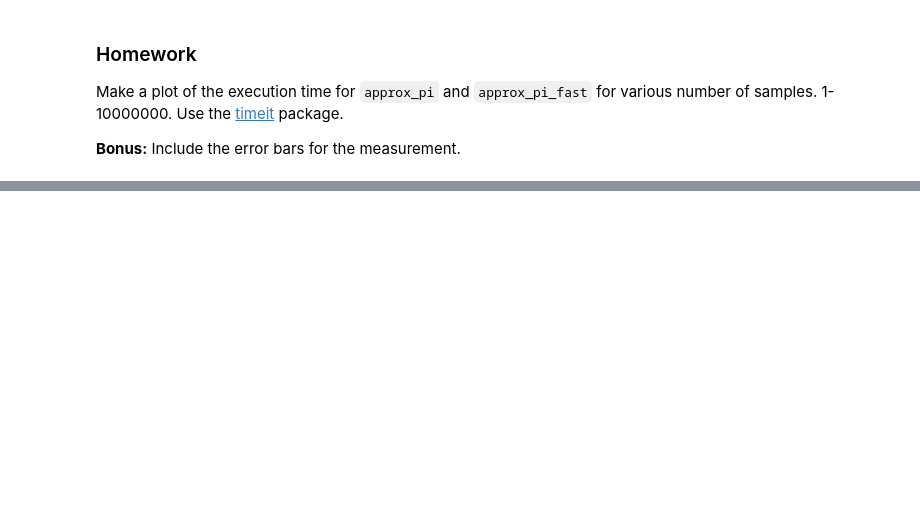
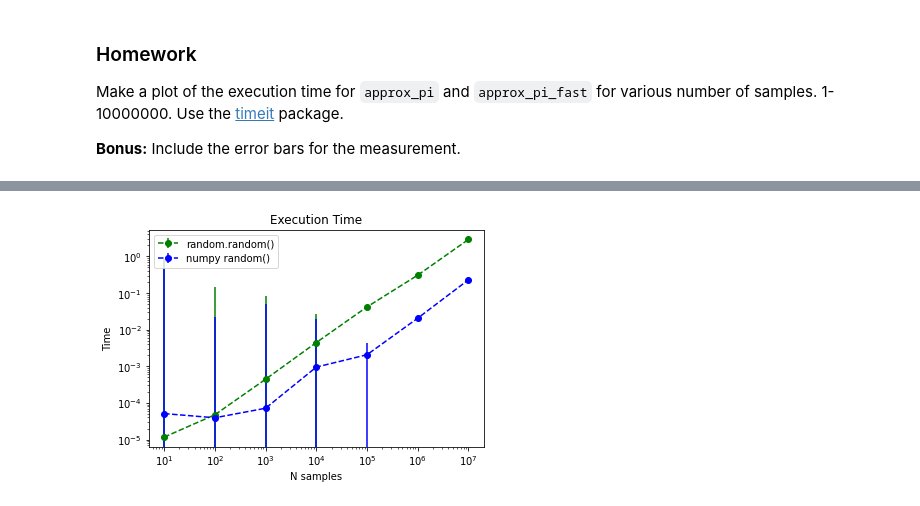
Before and after one commit to postolache/onboarding-ml, a Jupyter notebook: 01. Jupyter and numpy/jupyter-numpy.ipynb, the cells around one changed output, grey strips where cells are left out. Saved outputs shown, nothing was run; the diff lists cells and outputs as text; code cells hidden in the pictures; blank space fills up the shorter version.

```diff
--- a/01. Jupyter and numpy/jupyter-numpy.ipynb
+++ b/01. Jupyter and numpy/jupyter-numpy.ipynb
@@ -148,0 +225,13 @@
+# %%
+plt.figure()                                    # defining a figure
+plt.errorbar(x, t, fmt='go--', label="random.random()", yerr=errors)      # label visible in legend
+plt.errorbar(x, t_fast, fmt='bo--', label="numpy random()", yerr=errors_fast)
+plt.xscale("log")                               # logarithmic scale on x
+plt.yscale("log")
+plt.xlabel("N samples")
+plt.ylabel("Time")
+plt.legend()                                    # enable the legend
+plt.title("Execution Time")
+plt.show()
+# %% [output]
+[figure, added]
```
Also changed, not shown: parts of 12 cells of this notebook.
